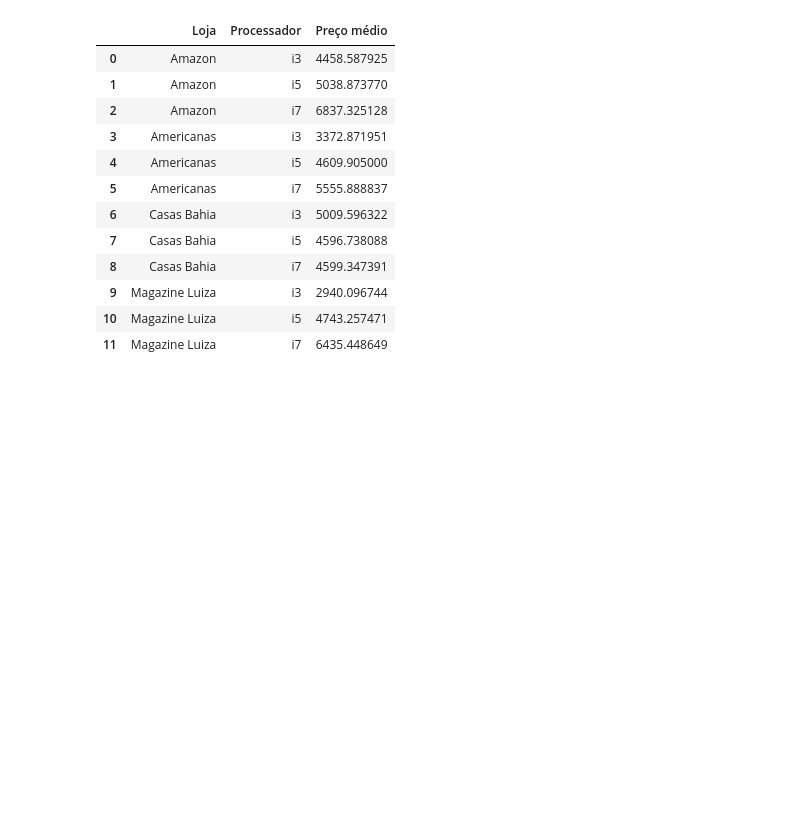
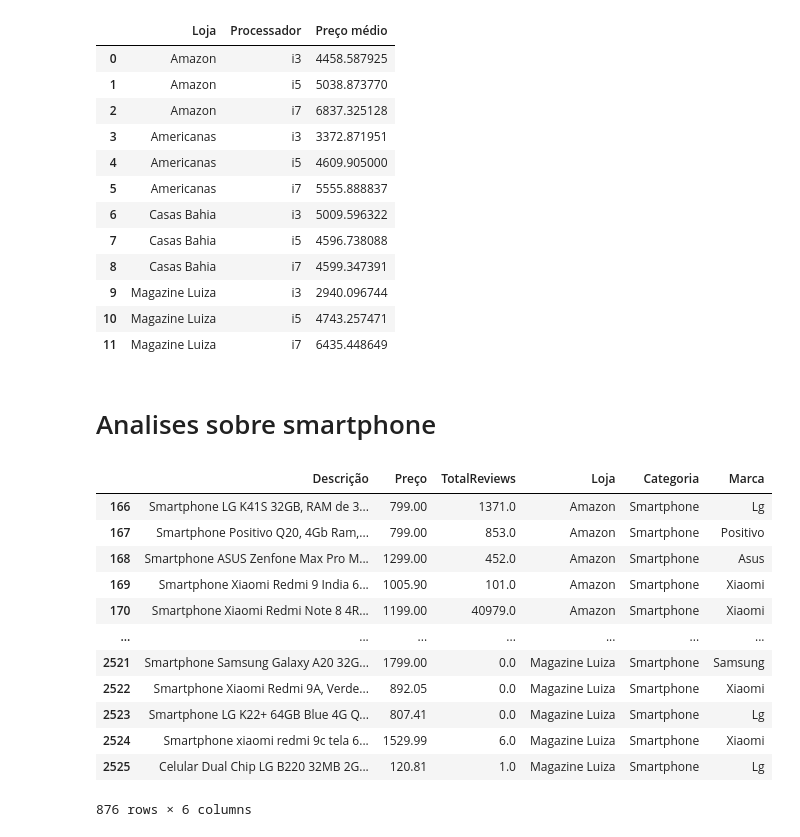
Before and after one commit to vitordutra/desafio-3-trilhas-webscraping, a Jupyter notebook: analise_por_produtos.ipynb, the cells around one changed output. Saved outputs shown, nothing was run; the diff lists cells and outputs as text; code cells hidden in the pictures; blank space fills up the shorter version.

Commit message:
analisando smartphones

```diff
--- a/analise_por_produtos.ipynb
+++ b/analise_por_produtos.ipynb
@@ -204,3 +176,22 @@ fig = px.bar(ntb_groupby_processador, x='Loja' ,y='Preço médio',  color="Proce
 fig.update_traces(texttemplate='%{text:.2s}', textposition='outside')
 fig.update_layout()
 fig.show()
+# %% [markdown]
+# Analises sobre smartphone
+# %%
+dados_gerais_phone = dados_gerais_marcas[dados_gerais_marcas["Categoria"] == "Smartphone"]
+dados_gerais_phone
+# %% [output]
+|  | Descrição | Preço | TotalReviews | Loja | Categoria | Marca |
+| 166 | Smartphone LG K41S 32GB, RAM de 3... | 799.00 | 1371.0 | Amazon | Smartphone | Lg |
+| 167 | Smartphone Positivo Q20, 4Gb Ram,... | 799.00 | 853.0 | Amazon | Smartphone | Positivo |
+| 168 | Smartphone ASUS Zenfone Max Pro M... | 1299.00 | 452.0 | Amazon | Smartphone | Asus |
+| 169 | Smartphone Xiaomi Redmi 9 India 6... | 1005.90 | 101.0 | Amazon | Smartphone | Xiaomi |
+| 170 | Smartphone Xiaomi Redmi Note 8 4R... | 1199.00 | 40979.0 | Amazon | Smartphone | Xiaomi |
+| ... | ... | ... | ... | ... | ... | ... |
+| 2521 | Smartphone Samsung Galaxy A20 32G... | 1799.00 | 0.0 | Magazine Luiza | Smartphone | Samsung |
+| 2522 | Smartphone Xiaomi Redmi 9A, Verde... | 892.05 | 0.0 | Magazine Luiza | Smartphone | Xiaomi |
+| 2523 | Smartphone LG K22+ 64GB Blue 4G Q... | 807.41 | 0.0 | Magazine Luiza | Smartphone | Lg |
+| 2524 | Smartphone xiaomi redmi 9c tela 6... | 1529.99 | 6.0 | Magazine Luiza | Smartphone | Xiaomi |
+| 2525 | Celular Dual Chip LG B220 32MB 2G... | 120.81 | 1.0 | Magazine Luiza | Smartphone | Lg |
+876 rows × 6 columns
```
Also changed, not shown: parts of 15 cells of this notebook.
